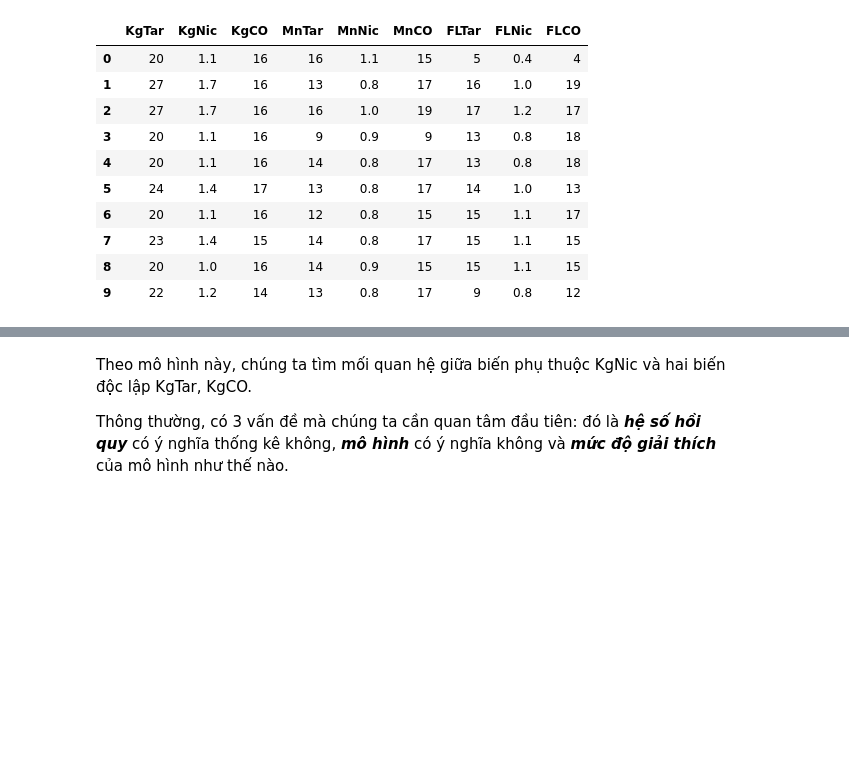
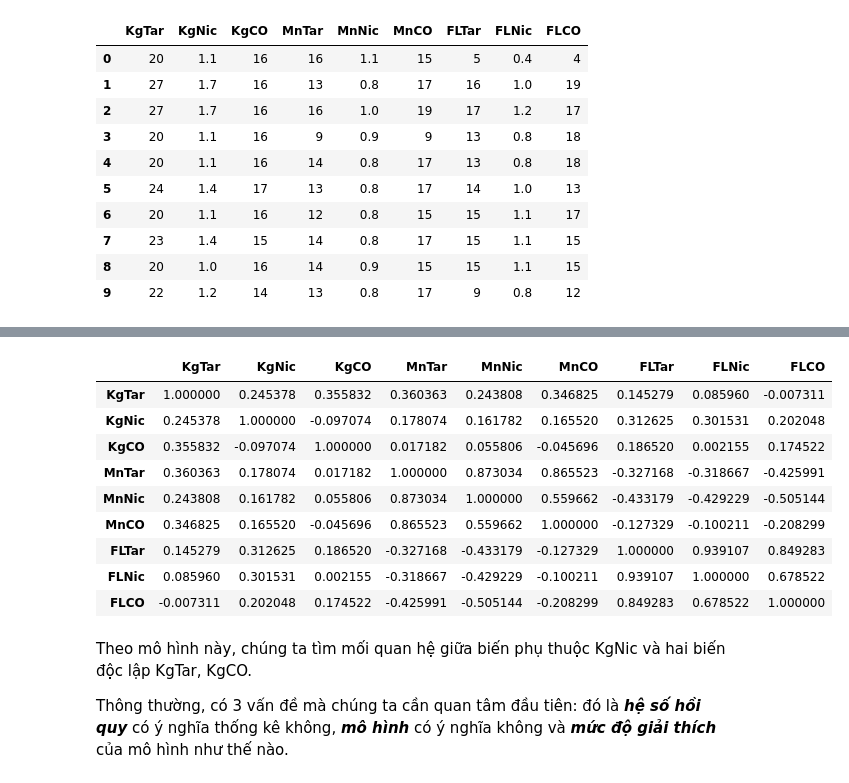
Before and after one commit to huynhhoc/DataAnalystDeepLearning, a Jupyter notebook: Labs/Lab06.ipynb, the cells around one changed output, grey strips where cells are left out. Saved outputs shown, nothing was run; the diff lists cells and outputs as text; code cells hidden in the pictures; blank space fills up the shorter version.

```diff
--- a/Labs/Lab06.ipynb
+++ b/Labs/Lab06.ipynb
@@ -97,6 +97,19 @@ Covariance Type:            nonrobust
 
 Warnings:
 [1] Standard Errors assume that the covariance matrix of the errors is correctly specified.
+# %%
+data.corr()
+# %% [output]
+|  | KgTar | KgNic | KgCO | MnTar | MnNic | MnCO | FLTar | FLNic | FLCO |
+| KgTar | 1.000000 | 0.245378 | 0.355832 | 0.360363 | 0.243808 | 0.346825 | 0.145279 | 0.085960 | -0.007311 |
+| KgNic | 0.245378 | 1.000000 | -0.097074 | 0.178074 | 0.161782 | 0.165520 | 0.312625 | 0.301531 | 0.202048 |
+| KgCO | 0.355832 | -0.097074 | 1.000000 | 0.017182 | 0.055806 | -0.045696 | 0.186520 | 0.002155 | 0.174522 |
+| MnTar | 0.360363 | 0.178074 | 0.017182 | 1.000000 | 0.873034 | 0.865523 | -0.327168 | -0.318667 | -0.425991 |
+| MnNic | 0.243808 | 0.161782 | 0.055806 | 0.873034 | 1.000000 | 0.559662 | -0.433179 | -0.429229 | -0.505144 |
+| MnCO | 0.346825 | 0.165520 | -0.045696 | 0.865523 | 0.559662 | 1.000000 | -0.127329 | -0.100211 | -0.208299 |
+| FLTar | 0.145279 | 0.312625 | 0.186520 | -0.327168 | -0.433179 | -0.127329 | 1.000000 | 0.939107 | 0.849283 |
+| FLNic | 0.085960 | 0.301531 | 0.002155 | -0.318667 | -0.429229 | -0.100211 | 0.939107 | 1.000000 | 0.678522 |
+| FLCO | -0.007311 | 0.202048 | 0.174522 | -0.425991 | -0.505144 | -0.208299 | 0.849283 | 0.678522 | 1.000000 |
 # %% [markdown]
 Theo mô hình này, chúng ta tìm mối quan hệ giữa biến phụ thuộc KgNic và hai biến độc lập KgTar, KgCO.
 
```
Also changed, not shown: parts of 2 cells of this notebook.
